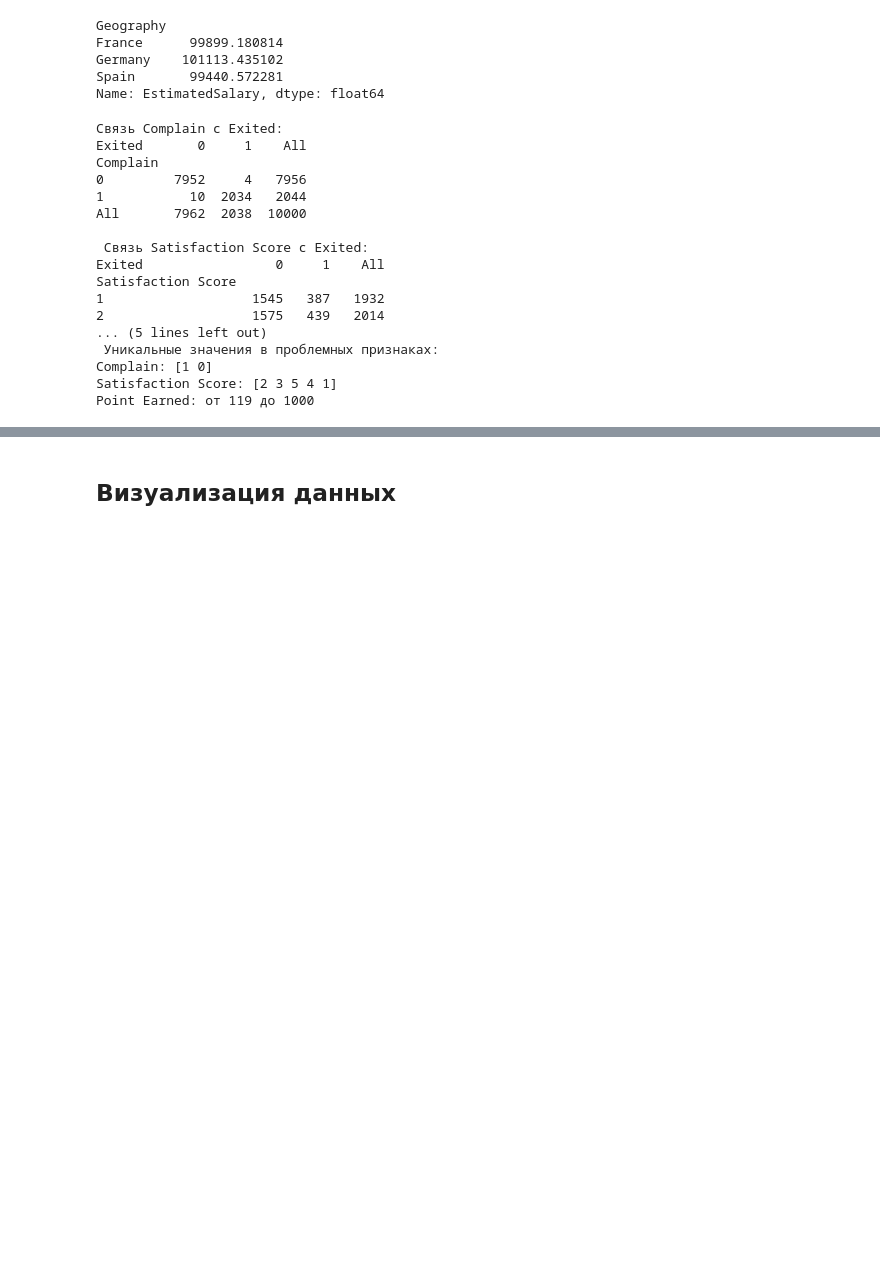
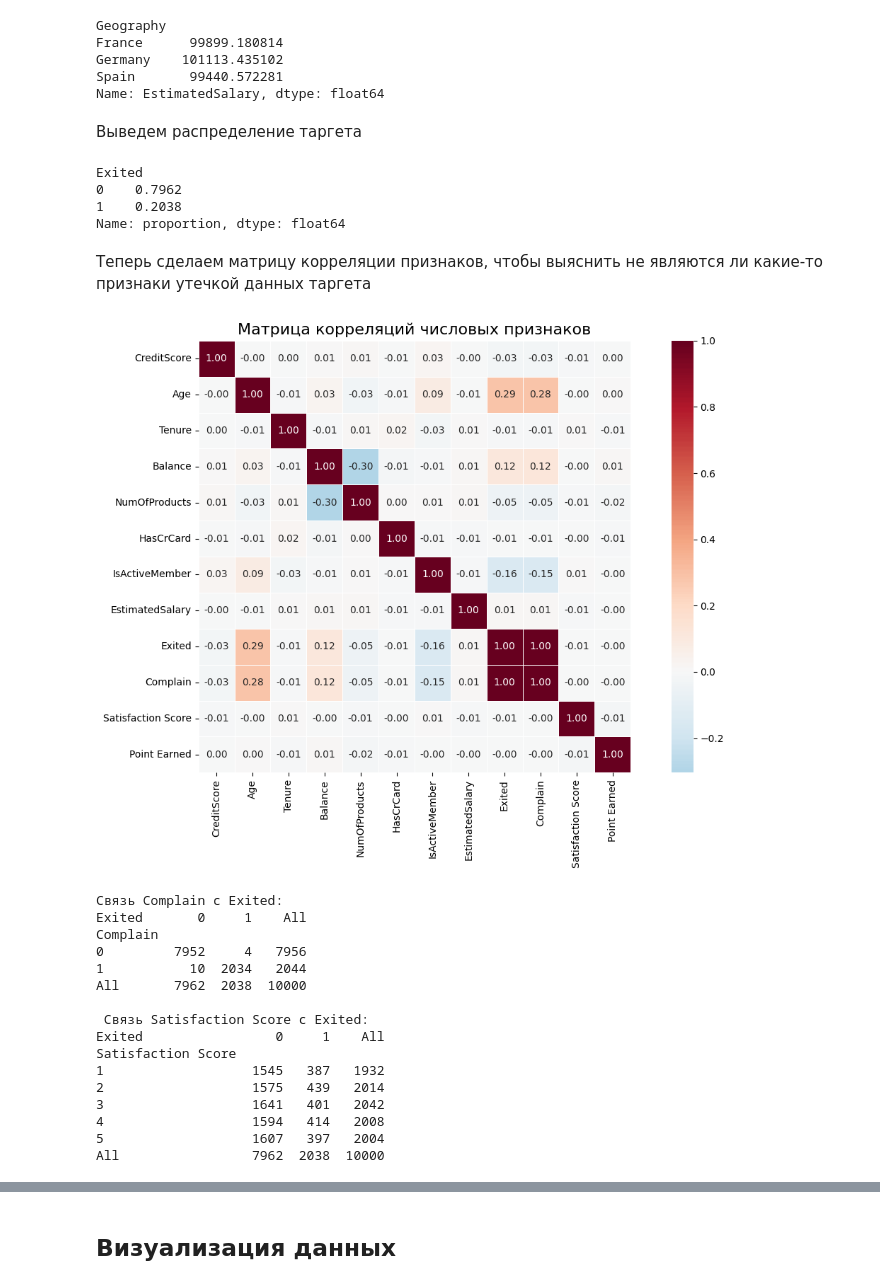
Before and after one commit to damaxon/prediction_churn_bank-s_customer, a Jupyter notebook: notebooks/EDA.ipynb, the cells around one changed output, grey strips where cells are left out. Saved outputs shown, nothing was run; the diff lists cells and outputs as text; code cells hidden in the pictures; blank space fills up the shorter version.

```diff
--- a/notebooks/EDA.ipynb
+++ b/notebooks/EDA.ipynb
@@ -159,17 +159,43 @@ France      99899.180814
 Germany    101113.435102
 Spain       99440.572281
 Name: EstimatedSalary, dtype: float64
+# %% [markdown]
+Выведем распределение таргета
+# %%
+df["Exited"].value_counts(normalize=True)
+# %% [output]
+Exited
+0    0.7962
+1    0.2038
+Name: proportion, dtype: float64
+# %% [markdown]
+Теперь сделаем матрицу корреляции признаков, чтобы выяснить не являются ли какие-то признаки утечкой данных таргета
+# %%
+numeric_cols = df.select_dtypes(["int64","float64"]).columns.to_list()
+numeric_cols = [col for col in numeric_cols if col not in ["RowNumber","CustomerId"]]
+
+corr_matrix = df[numeric_cols].corr()
+
+plt.figure(figsize=(12, 8))
+sns.heatmap(corr_matrix,
+            annot=True,           # цифры в клетках
+            fmt='.2f',            # формат чисел
+            cmap='RdBu_r',
+            center=0,             # центр цветовой шкалы в 0
+            square=True,          # квадратные клетки
+            linewidths=0.5)       # разделительные линии
+plt.title('Матрица корреляций числовых признаков', fontsize=16)
+plt.tight_layout()
+plt.savefig('artifacts/figures/correlation_matrix.png')
+plt.show()
+# %% [output]
+[figure, added]
 # %%
 print("Связь Complain c Exited:")
 print(pd.crosstab(df['Complain'], df['Exited'], margins=True))
 
 print("\n Связь Satisfaction Score c Exited:")
 print(pd.crosstab(df['Satisfaction Score'], df['Exited'], margins=True))
-
-print("\n Уникальные значения в проблемных признаках:")
-print(f"Complain: {df['Complain'].unique()}")
-print(f"Satisfaction Score: {df['Satisfaction Score'].unique()}")
-print(f"Point Earned: от {df['Point Earned'].min()} до {df['Point Earned'].max()}")
 # %% [output]
 Связь Complain c Exited:
 Exited       0     1    All
@@ -183,8 +209,7 @@ Exited                 0     1    All
 Satisfaction Score
 1                   1545   387   1932
 2                   1575   439   2014
-... (5 lines left out)
- Уникальные значения в проблемных признаках:
-Complain: [1 0]
-Satisfaction Score: [2 3 5 4 1]
-Point Earned: от 119 до 1000
+3                   1641   401   2042
+4                   1594   414   2008
+5                   1607   397   2004
+All                 7962  2038  10000
```
Also changed, not shown: parts of 5 cells of this notebook, 14 other files.
